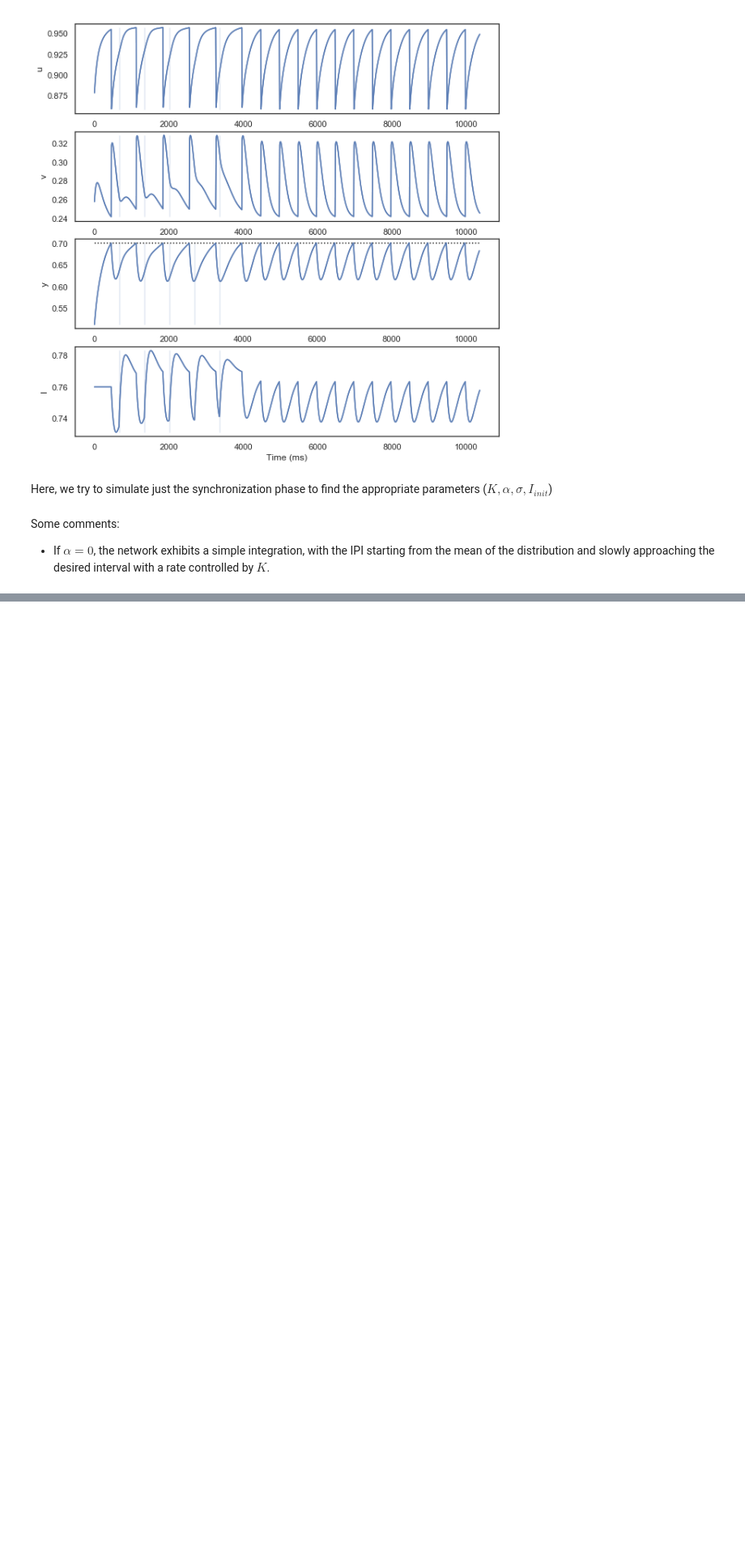
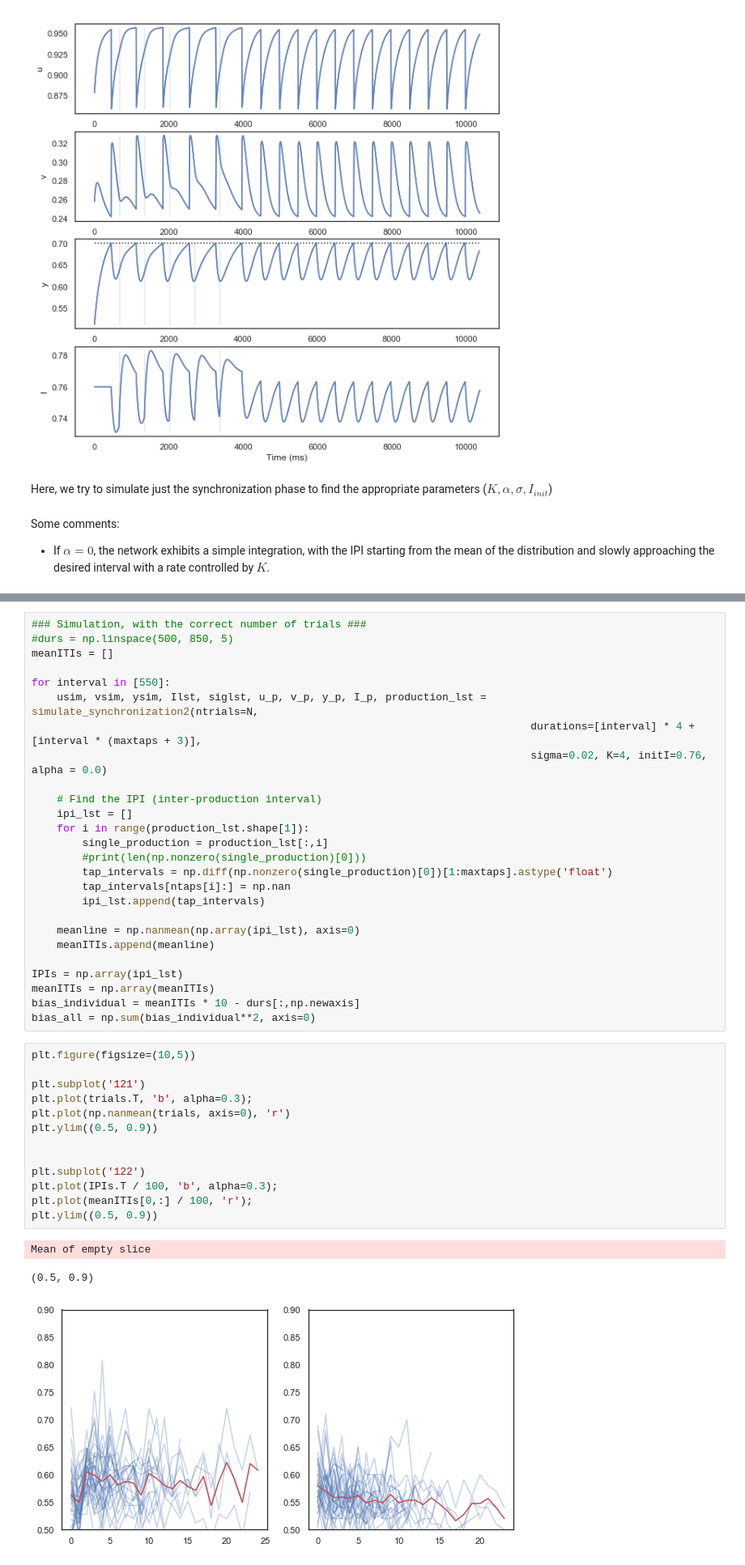
Before and after one commit to jazlab/SE_NL_MJ_2020, a Jupyter notebook: SynchronizationNetwork_noise.ipynb, the cells around one changed output, grey strips where cells are left out. Shown at 81% size. Drawn from its saved outputs; the diff is of its cells as text; blank space fills up the shorter version.

```diff
--- a/SynchronizationNetwork_noise.ipynb
+++ b/SynchronizationNetwork_noise.ipynb
@@ -646,0 +705,43 @@ Text(0,0.5,'Bias')
+# %%
+### Simulation, with the correct number of trials ###
+#durs = np.linspace(500, 850, 5)
+meanITIs = []
+
+for interval in [550]:
+    usim, vsim, ysim, Ilst, siglst, u_p, v_p, y_p, I_p, production_lst = simulate_synchronization2(ntrials=N,
+                                                                               durations=[interval] * 4 + [interval * (maxtaps + 3)],
+                                                                               sigma=0.02, K=4, initI=0.76, alpha = 0.0)
+
+    # Find the IPI (inter-production interval)
+    ipi_lst = []
+    for i in range(production_lst.shape[1]):
+        single_production = production_lst[:,i]
+        #print(len(np.nonzero(single_production)[0]))
+        tap_intervals = np.diff(np.nonzero(single_production)[0])[1:maxtaps].astype('float')
+        tap_intervals[ntaps[i]:] = np.nan
+        ipi_lst.append(tap_intervals)
+
+    meanline = np.nanmean(np.array(ipi_lst), axis=0)
+    meanITIs.append(meanline)
+
+IPIs = np.array(ipi_lst)
+meanITIs = np.array(meanITIs)
+bias_individual = meanITIs * 10 - durs[:,np.newaxis]
+bias_all = np.sum(bias_individual**2, axis=0)
+# %%
+plt.figure(figsize=(10,5))
+
+plt.subplot('121')
+plt.plot(trials.T, 'b', alpha=0.3);
+plt.plot(np.nanmean(trials, axis=0), 'r')
+plt.ylim((0.5, 0.9))
+
+
+plt.subplot('122')
+plt.plot(IPIs.T / 100, 'b', alpha=0.3);
+plt.plot(meanITIs[0,:] / 100, 'r');
+plt.ylim((0.5, 0.9))
+# %% [output]
+Mean of empty slice
+(0.5, 0.9)
+[figure, added]
```
Also changed, not shown: parts of 9 cells of this notebook.
